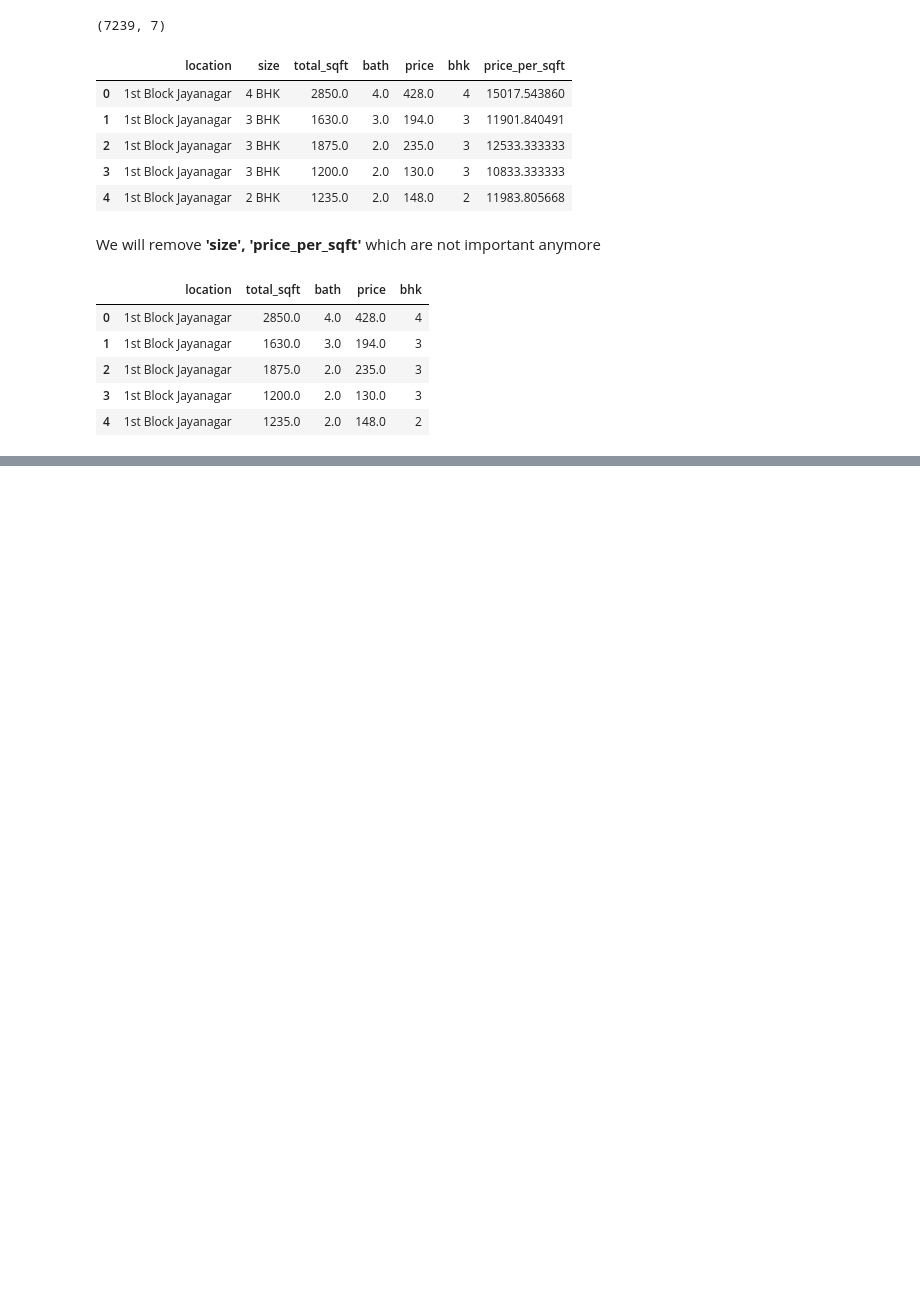
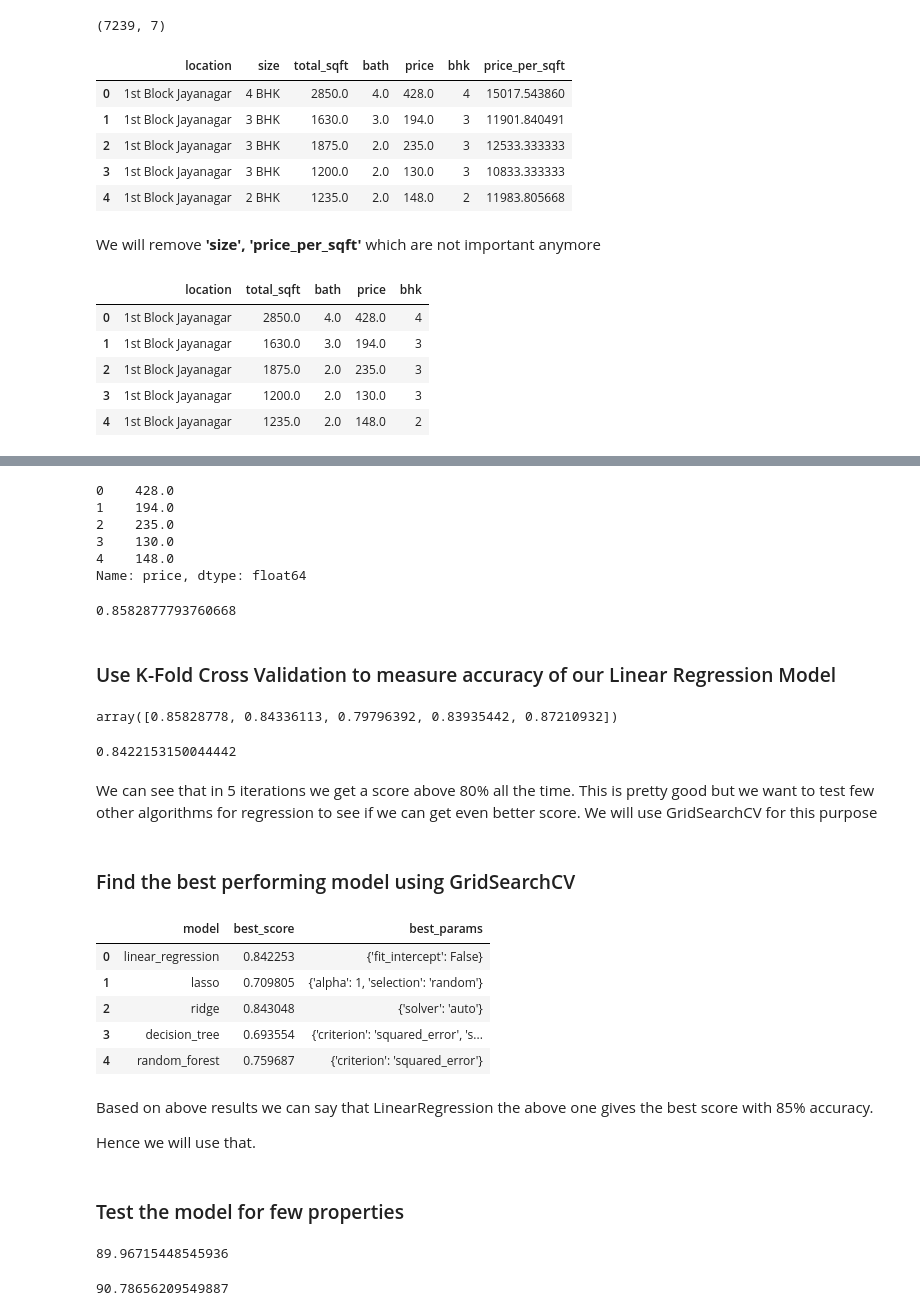
Before and after one commit to fareed23/machine-learning, a Jupyter notebook: 20_project/house_price_prediction.ipynb, the cells around one changed output, grey strips where cells are left out. Cells and saved outputs as stored; diff of their text form; code cells hidden in the pictures; blank space fills up the shorter version.

```diff
--- a/20_project/house_price_prediction.ipynb
+++ b/20_project/house_price_prediction.ipynb
@@ -505,0 +551,10 @@ df10.head()
+# %%
+y = df12.price
+y.head()
+# %% [output]
+0    428.0
+1    194.0
+2    235.0
+3    130.0
+4    148.0
+Name: price, dtype: float64
@@ -505,0 +565,26 @@ df10.head()
+# %%
+from sklearn.linear_model import LinearRegression
+
+lr_model = LinearRegression()
+lr_model.fit(X_train, y_train)
+lr_model.score(X_test, y_test)
+# %% [output]
+0.8582877793760668
+# %% [markdown]
+### Use K-Fold Cross Validation to measure accuracy of our Linear Regression Model
+# %%
+from sklearn.model_selection import cross_val_score, ShuffleSplit
+
+cv = ShuffleSplit(n_splits=5, test_size=0.2, random_state=0) # For data shuffling
+cv_score = cross_val_score(LinearRegression(), X, y, cv=cv)
+cv_score
+# %% [output]
+array([0.85828778, 0.84336113, 0.79796392, 0.83935442, 0.87210932])
+# %%
+cv_score.mean()
+# %% [output]
+0.8422153150044442
+# %% [markdown]
+We can see that in 5 iterations we get a score above 80% all the time. This is pretty good but we want to test few other algorithms for regression to see if we can get even better score. We will use GridSearchCV for this purpose
+# %% [markdown]
+### Find the best performing model using GridSearchCV
@@ -505,0 +646,15 @@ df10.head()
+# %%
+find_best_model_using_gridsearch(X, y)
+# %% [output]
+|  | model | best_score | best_params |
+| 0 | linear_regression | 0.842253 | {'fit_intercept': False} |
+| 1 | lasso | 0.709805 | {'alpha': 1, 'selection': 'random'} |
+| 2 | ridge | 0.843048 | {'solver': 'auto'} |
+| 3 | decision_tree | 0.693554 | {'criterion': 'squared_error', 's... |
+| 4 | random_forest | 0.759687 | {'criterion': 'squared_error'} |
+# %% [markdown]
+Based on above results we can say that LinearRegression the above one gives the best score with 85% accuracy.
+
+Hence we will use that.
+# %% [markdown]
+### Test the model for few properties
@@ -505,0 +673,8 @@ df10.head()
+# %%
+predict_price('1st Phase JP Nagar', 1000, 2, 2)
+# %% [output]
+89.96715448545936
+# %%
+predict_price('1st Phase JP Nagar', 1000, 3, 3)
+# %% [output]
+90.78656209549887
```
Also changed, not shown: parts of 18 cells of this notebook, 2 other files.
